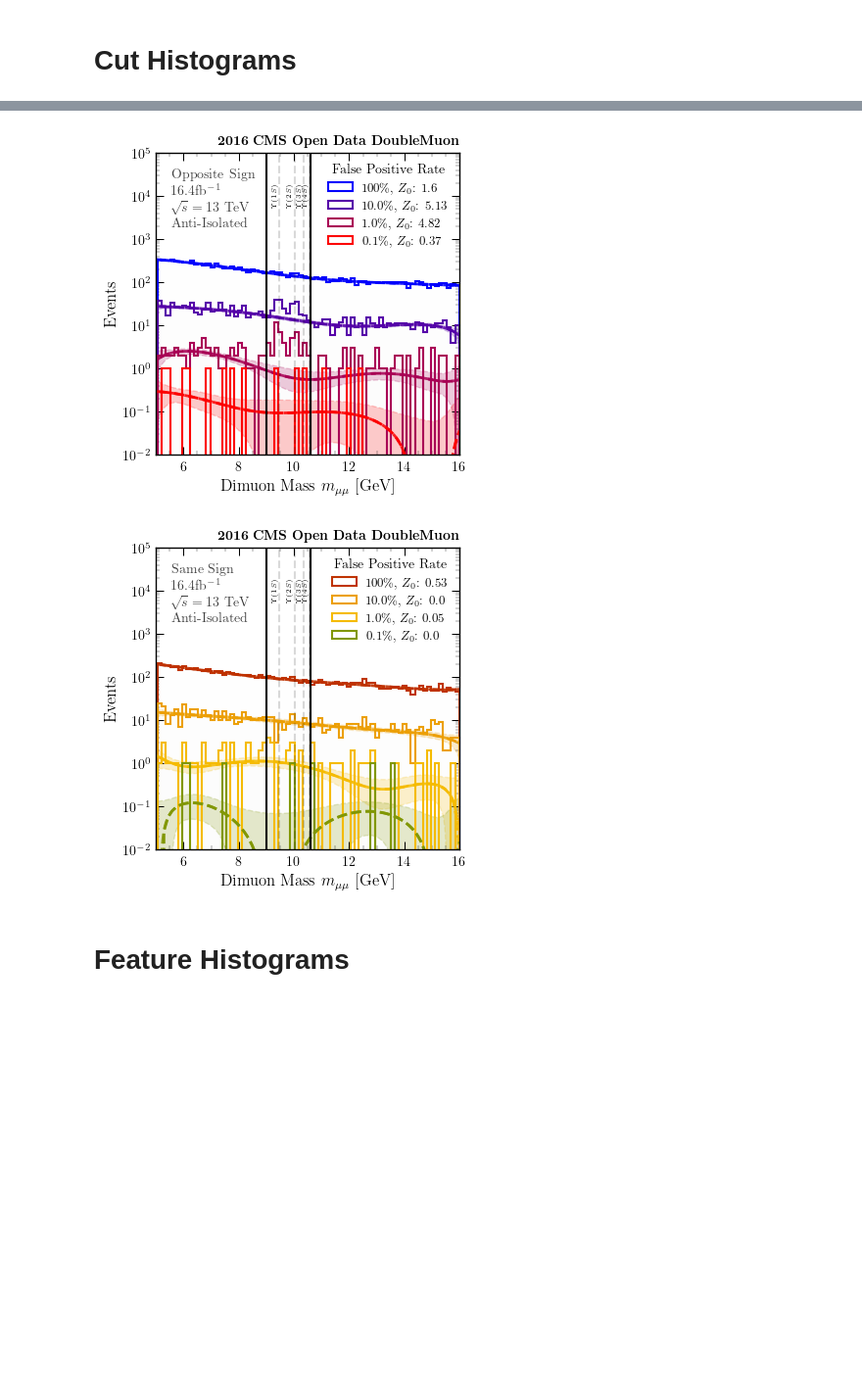
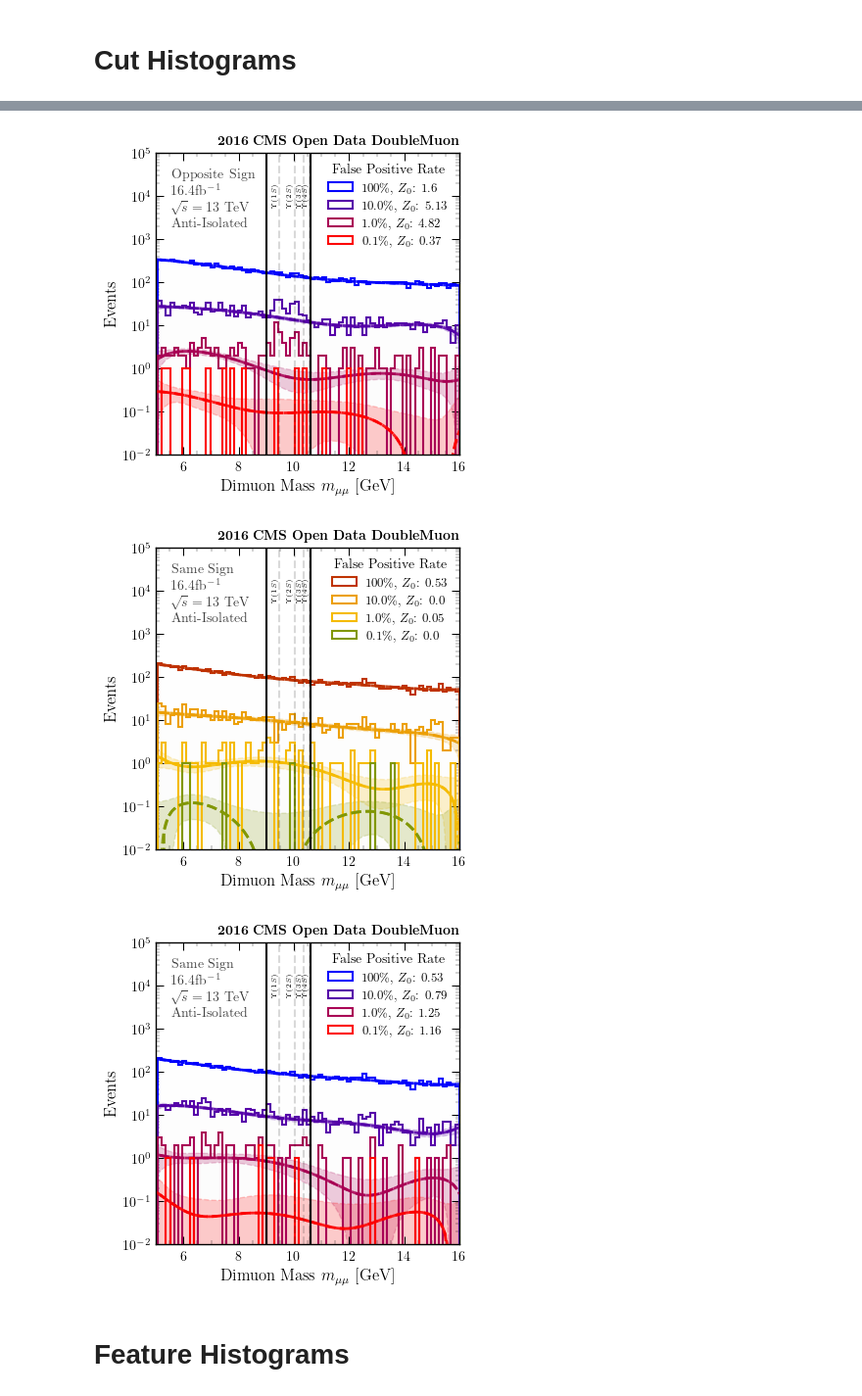
Before and after one commit to hep-lbdl/dimuonAD, a Jupyter notebook: 08_render.ipynb, the cells around one changed output, grey strips where cells are left out. Shown at 98% size. Saved outputs shown, nothing was run; the diff lists cells and outputs as text; code cells hidden in the pictures; blank space fills up the shorter version.

```diff
--- a/08_render.ipynb
+++ b/08_render.ipynb
@@ -370,14 +371,23 @@ with open(f"{plot_data_dir}{data_prefix}_histogram_data_{fit_degree}_{num_bins_S
 fig, ax = plot_histograms_with_fits(hist_data, SB_left, SR_left, SR_right, SB_right, title = r"$\bf{ 2016\,\, CMS\,\, Open\,\, Data\,\, DoubleMuon}$", upsilon_lines = True, colors = bsx_c, alphas = bsx_a, line_0 = r"Opposite Sign")
 # apply_color_filter_to_plot(ax, rgb_to_gray)
 # apply_color_filter_to_plot(ax, rgb_to_rg_colorblind)
-plt.savefig(f"plots/histogram_{fit_type}_{num_bins_SR}.pdf")
+plt.savefig(f"plots/histogram_{fit_type}_{num_bins_SR}.pdf", bbox_inches = "tight")
 
-# Plot the Same Sign CATHODE
+# Plot the Same Sign VALIDATION CATHODE
 with open(f"{plot_data_dir}{data_prefix}_histogram_data_alt_{fit_degree}_{num_bins_SR}.pickle", "rb") as file:
     hist_data_alt = pickle.load(file)
 fig, ax = plot_histograms_with_fits(hist_data_alt, SB_left, SR_left, SR_right, SB_right, title = r"$\bf{ 2016\,\, CMS\,\, Open\,\, Data\,\, DoubleMuon}$", upsilon_lines = True, colors = ryg_c, alphas = ryg_a, line_0 = r"Same Sign")
 # apply_color_filter_to_plot(ax, rgb_to_gray)
-plt.savefig(f"plots/histogram_alt_{fit_type}_{num_bins_SR}.pdf")
+plt.savefig(f"plots/histogram_alt_{fit_type}_{num_bins_SR}.pdf", bbox_inches = "tight")
+
+
+
+
+# # Plot the Same Sign  CATHODE
+with open(f"{plot_data_dir}{data_prefix_SS}_histogram_data_{fit_degree}_{num_bins_SR}.pickle", "rb") as file:
+    hist_data_SS = pickle.load(file)
+fig, ax = plot_histograms_with_fits(hist_data_SS, SB_left, SR_left, SR_right, SB_right, title = r"$\bf{ 2016\,\, CMS\,\, Open\,\, Data\,\, DoubleMuon}$", upsilon_lines = True, colors = bsx_c, alphas = bsx_a, line_0 = r"Same Sign")
+plt.savefig(f"plots/histogram_SS_{fit_type}_{num_bins_SR}.pdf", bbox_inches = "tight")
 
 # # Plot the individual features
 # for feature in feature_set:
@@ -399,5 +413,6 @@ File to open:  plot_data/upsilon_OS_histogram_data_5_12.pickle
 [figure]
 [figure]
+[figure, added]
 # %% [markdown]
 # Feature Histograms
 # %%
```
Also changed, not shown: parts of 5 cells of this notebook, 6 other files.
